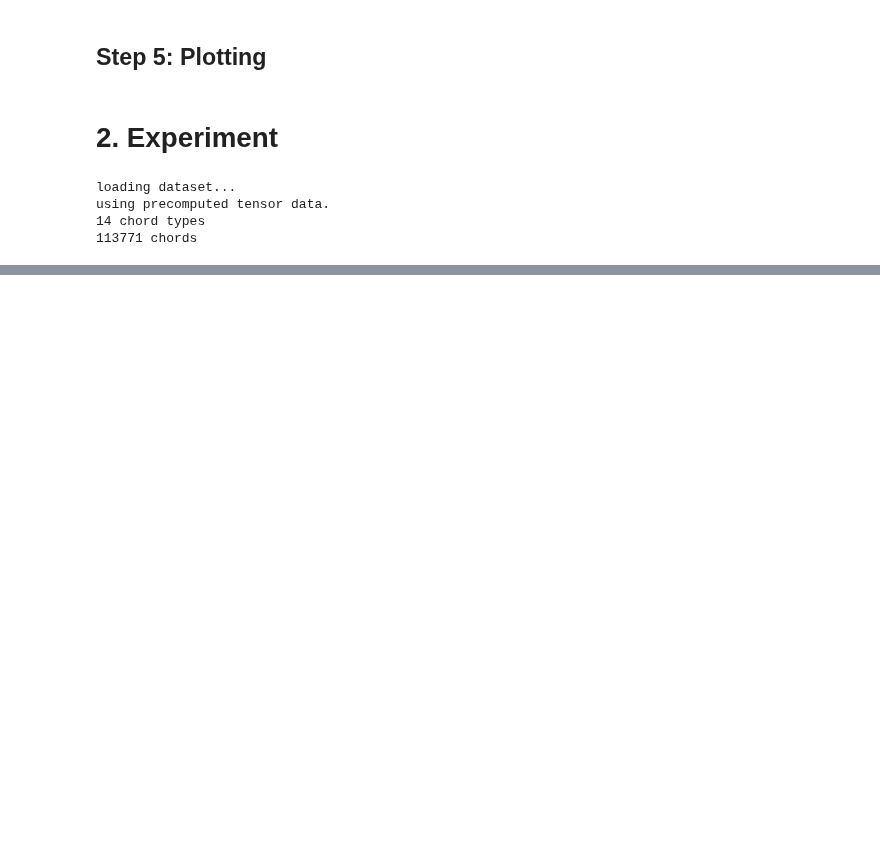
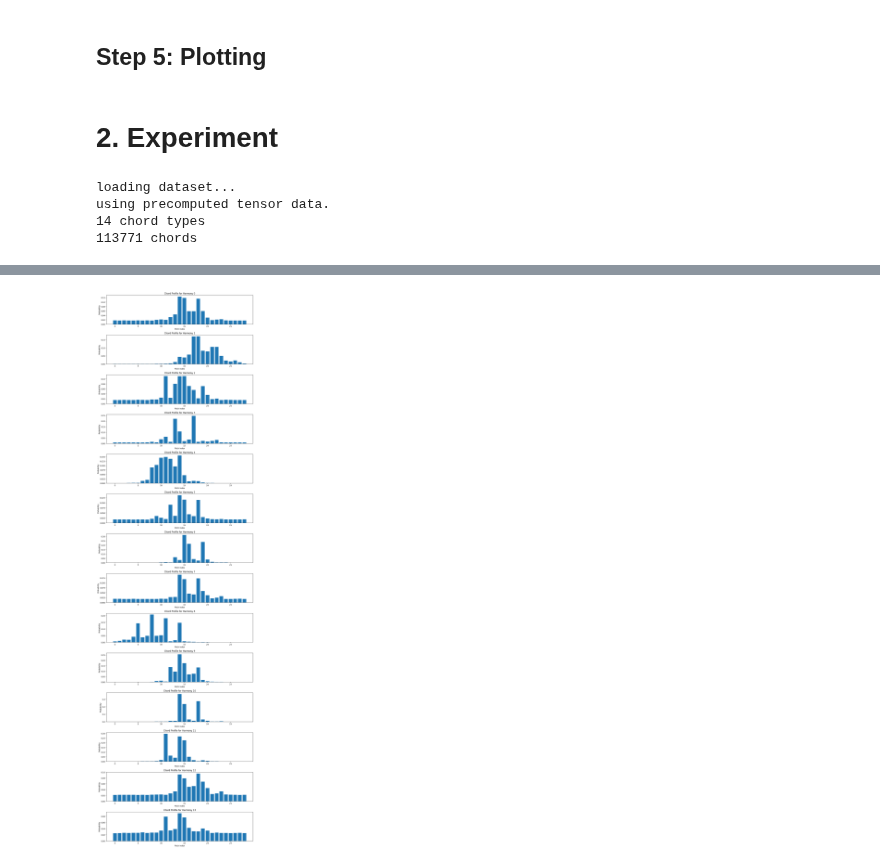
Before and after one commit to Urukat/Master-Thesis-AI, a Jupyter notebook: Simplified Amortization/simplified_amortization_5000_0.005.ipynb, the cells around one changed output, grey strips where cells are left out. Drawn from its saved outputs; the diff is of its cells as text; code cells hidden in the pictures; blank space fills up the shorter version.

```diff
--- a/Simplified Amortization/simplified_amortization_5000_0.005.ipynb
+++ b/Simplified Amortization/simplified_amortization_5000_0.005.ipynb
@@ -371,0 +417,4 @@ plot_amortized_inference_results(dcml_params, len(dcml_chordtypes), npcs, save_a
+# %%
+plot_chord_profiles(dcml_params_stage2, len(dcml_chordtypes), npcs, save_as="dcml_chord_profiles")
+# %% [output]
+[figure, added]
```
Also changed, not shown: parts of 14 cells of this notebook.
